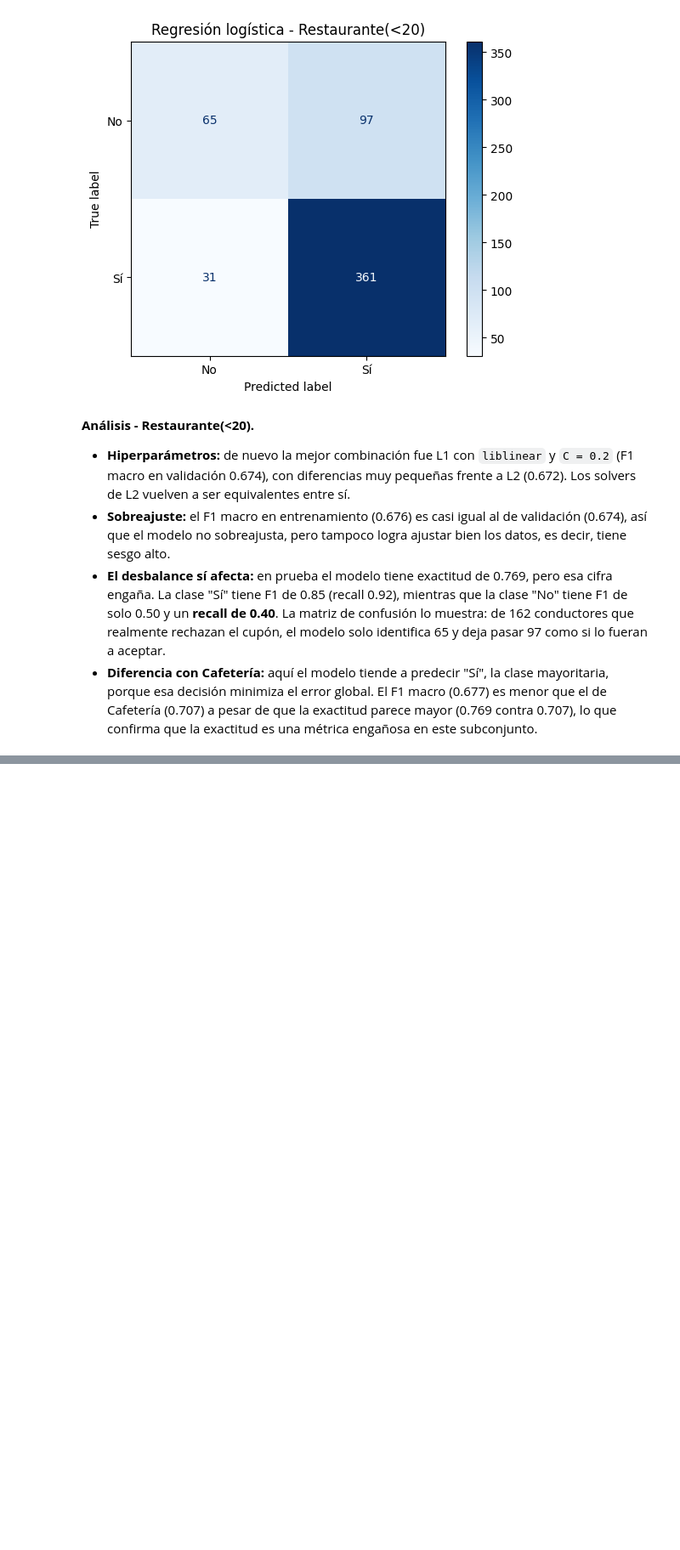
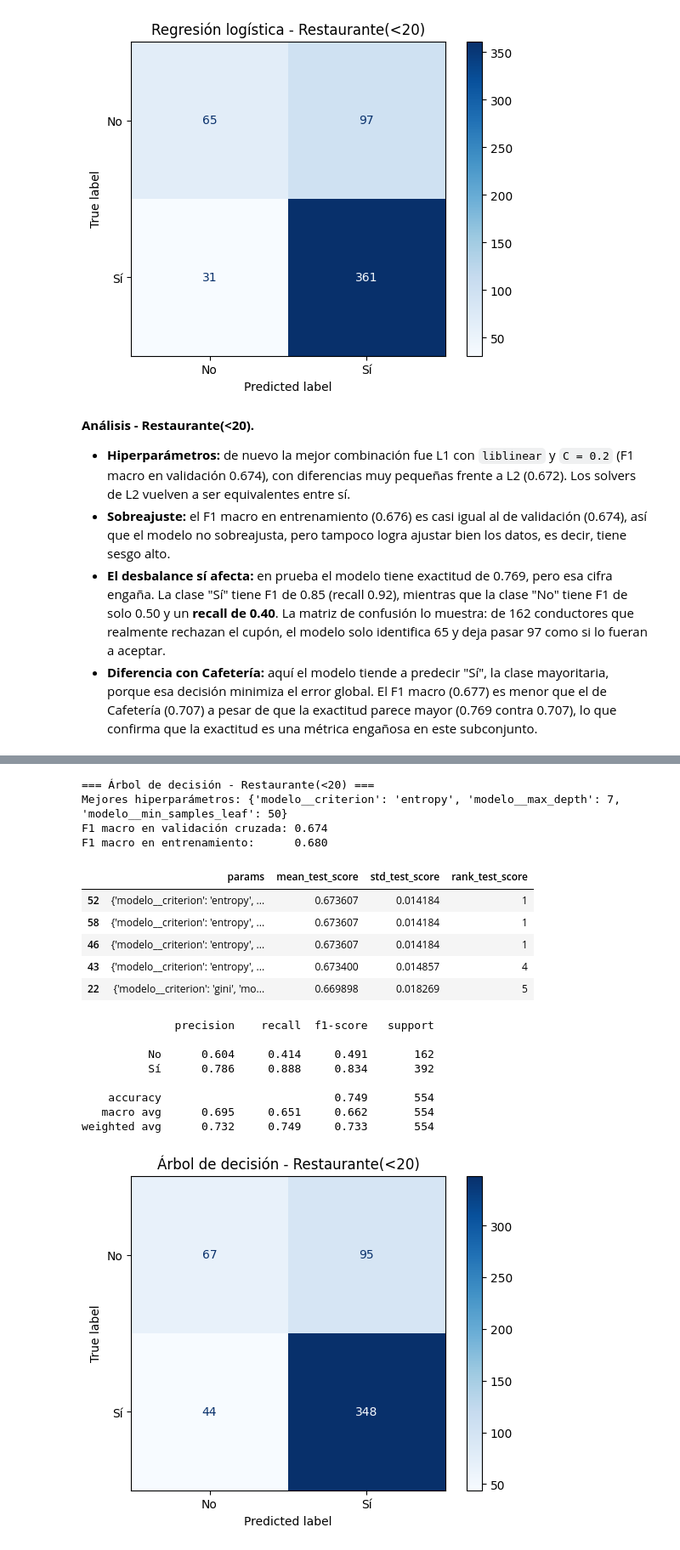
Before and after one commit to samuelmolinal/Lab3-ML, a Jupyter notebook: Laboratorio 3 - Clasificación.ipynb, the cells around one changed output, grey strips where cells are left out. Shown at 85% size. Cells and saved outputs as stored; diff of their text form; code cells hidden in the pictures; blank space fills up the shorter version.

```diff
--- a/Laboratorio 3 - Clasificación.ipynb
+++ b/Laboratorio 3 - Clasificación.ipynb
@@ -726,0 +821,23 @@ weighted avg      0.756     0.769     0.748       554
+# %%
+gs_dt_rest = entrenar_y_evaluar('Restaurante(<20)', 'Árbol de decisión', pipe_dt, param_grid_dt,
+                                (X_rest_train, X_rest_test, y_rest_train, y_rest_test))
+# %% [output]
+=== Árbol de decisión - Restaurante(<20) ===
+Mejores hiperparámetros: {'modelo__criterion': 'entropy', 'modelo__max_depth': 7, 'modelo__min_samples_leaf': 50}
+F1 macro en validación cruzada: 0.674
+F1 macro en entrenamiento:      0.680
+|  | params | mean_test_score | std_test_score | rank_test_score |
+| 52 | {'modelo__criterion': 'entropy', ... | 0.673607 | 0.014184 | 1 |
+| 58 | {'modelo__criterion': 'entropy', ... | 0.673607 | 0.014184 | 1 |
+| 46 | {'modelo__criterion': 'entropy', ... | 0.673607 | 0.014184 | 1 |
+| 43 | {'modelo__criterion': 'entropy', ... | 0.673400 | 0.014857 | 4 |
+| 22 | {'modelo__criterion': 'gini', 'mo... | 0.669898 | 0.018269 | 5 |
+              precision    recall  f1-score   support
+
+          No      0.604     0.414     0.491       162
+          Sí      0.786     0.888     0.834       392
+
+    accuracy                          0.749       554
+   macro avg      0.695     0.651     0.662       554
+weighted avg      0.732     0.749     0.733       554
+[figure, added]
```
Also changed, not shown: parts of 15 cells of this notebook.
